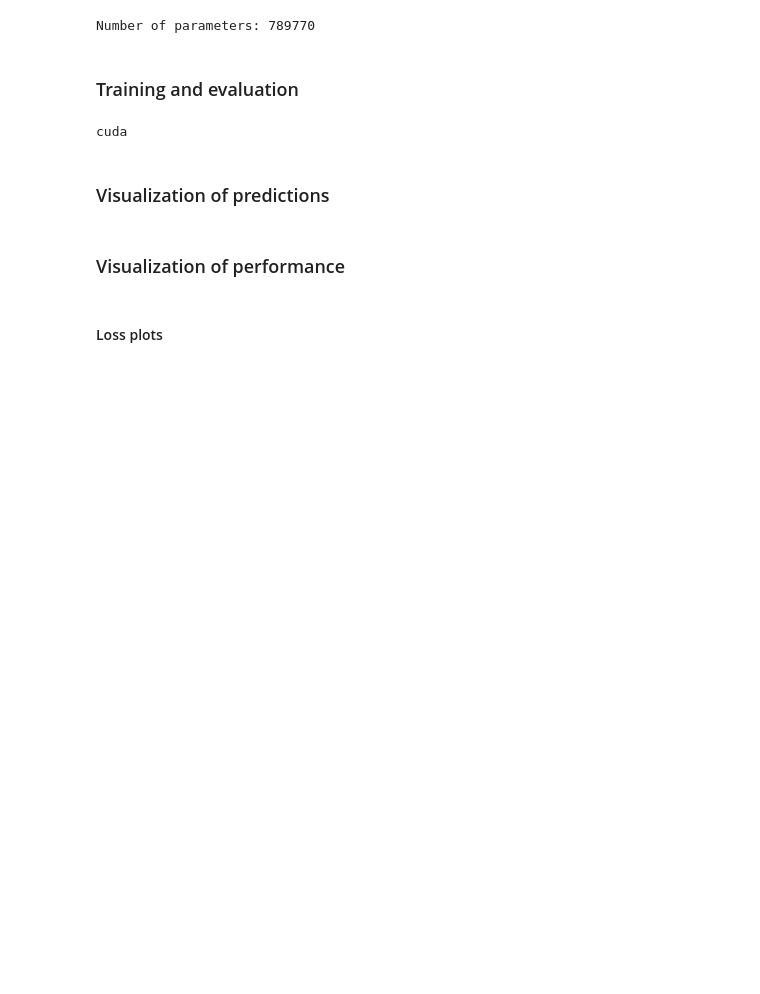
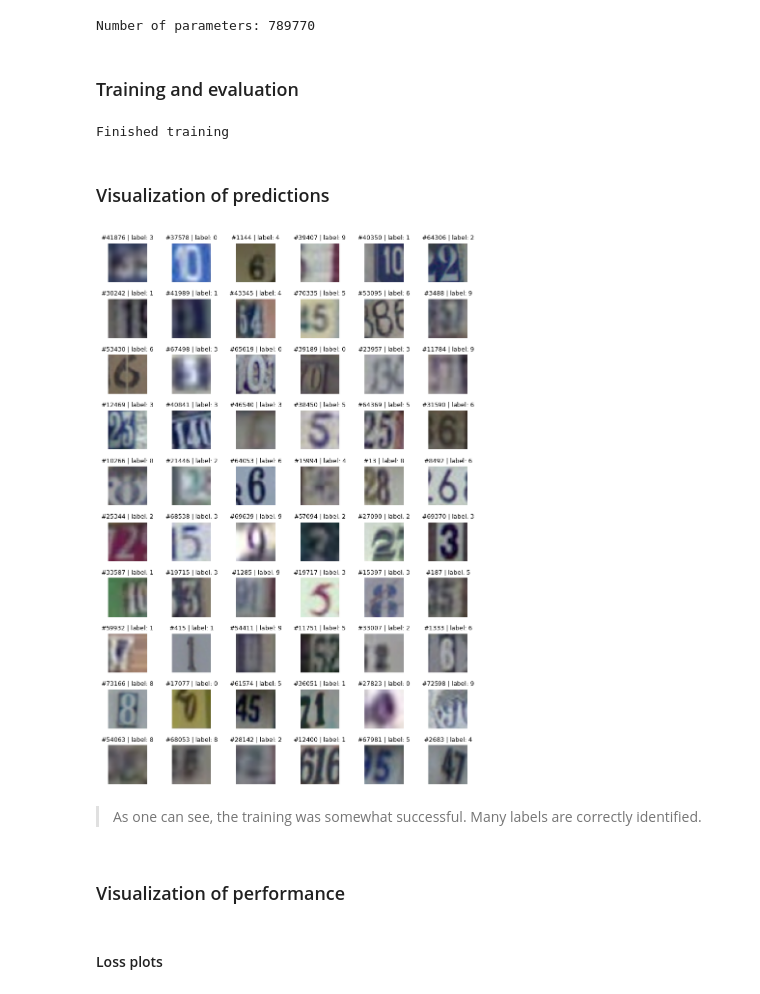
Before and after one commit to bertan-karacora/lab-vision-systems-assignments, a Jupyter notebook: assignment_1/assignment_1.ipynb, the cells around one changed output. Drawn from its saved outputs; the diff is of its cells as text; code cells hidden in the pictures; blank space fills up the shorter version.

Commit message:
Add some performance visualization

```diff
--- a/assignment_1/assignment_1.ipynb
+++ b/assignment_1/assignment_1.ipynb
@@ -217,3 +227,18 @@ print(f"Number of parameters: {num_params}")
 Number of parameters: 789770
 # %% [markdown]
 ### Training and evaluation
+# %%
+def save_checkpoint(path_dir_experiment, epoch, model, optimizer, name=None):
+    path_dir_checkpoints = path_dir_experiment / "checkpoints"
+    path_dir_checkpoints.mkdir(parents=True, exist_ok=True)
+
+    filename = f"{name}.pth" if name is not None else f"epoch_{epoch}.pth"
+    path_checkpoint = path_dir_checkpoints / filename
+    torch.save(
+        {
+            "epoch": epoch,
+            "model_state_dict": model.state_dict(),
+            "optimizer_state_dict": optimizer.state_dict(),
+        },
+        path_checkpoint,
+    )
@@ -220,7 +357,12 @@ Number of parameters: 789770
 # %%
 device = torch.device("cuda" if torch.cuda.is_available() else "cpu")
-model = model.to(device)
 
-print(device)
+losses_train, losses_test, metricss_train, metricss_test, model_trained = training_loop(
+    model,
+    device,
+    dataloader_train,
+    dataloader_test,
+    path_dir_experiment,
+)
 # %% [output]
-cuda
+Finished training
@@ -312,19 +369,21 @@ print(f"Test accuracy: {round(accuracy,2)}%")
 # %% [markdown]
 ### Visualization of predictions
 # %%
-flattened_imgs = imgs.flatten(start_dim=1)
-output = model(flattened_imgs)
+num_samples = 60
+indices = np.random.randint(low=0, high=len(dataset_train), size=num_samples)
+list_images, _ = sample(dataset_train, indices)
+images = torch.stack(list_images)
 
-num_samples = 17
-indices = np.random.randint(low=0, high=len(dataset_train), size=num_samples)
-list_images, list_labels = sample(dataset_train, indices)
-images = torch.stack(list_images)
-labels = torch.as_tensor(list_labels)
+images = images.to(device)
+images_flat = images.flatten(start_dim=1)
+output = model_trained(images_flat)
+predictions = torch.argmax(output, dim=-1)
 
-print(f"Shape of dataset sample: {images.shape}")
-print(f"Labels: {labels}")
-
-visualize_images(images.permute(0, 2, 3, 1), labels=labels, indices=indices)
+visualize_images(images.permute(0, 2, 3, 1).cpu(), labels=predictions.cpu(), indices=indices)
+# %% [output]
+[figure, added]
+# %% [markdown]
+> As one can see, the training was somewhat successful. Many labels are correctly identified.
 # %% [markdown]
 ### Visualization of performance
 # %% [markdown]
```
Also changed, not shown: parts of 31 cells of this notebook.
